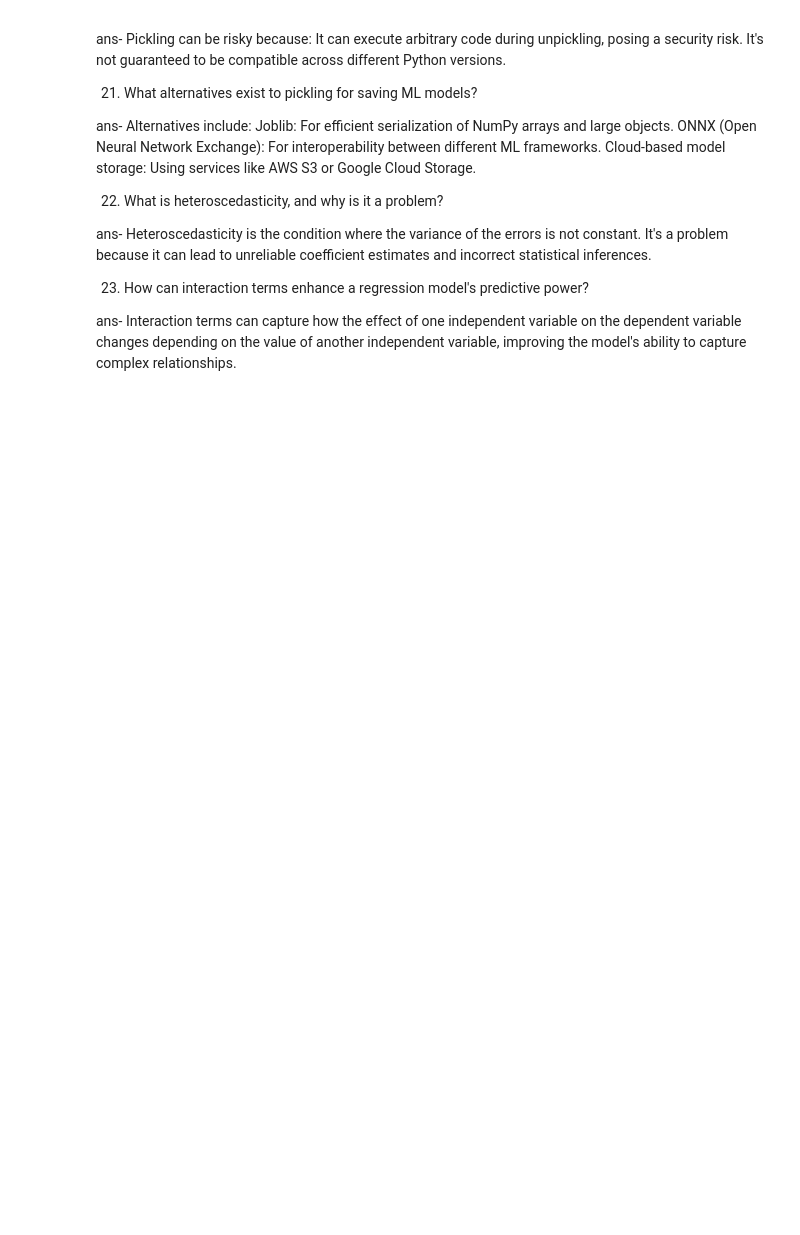
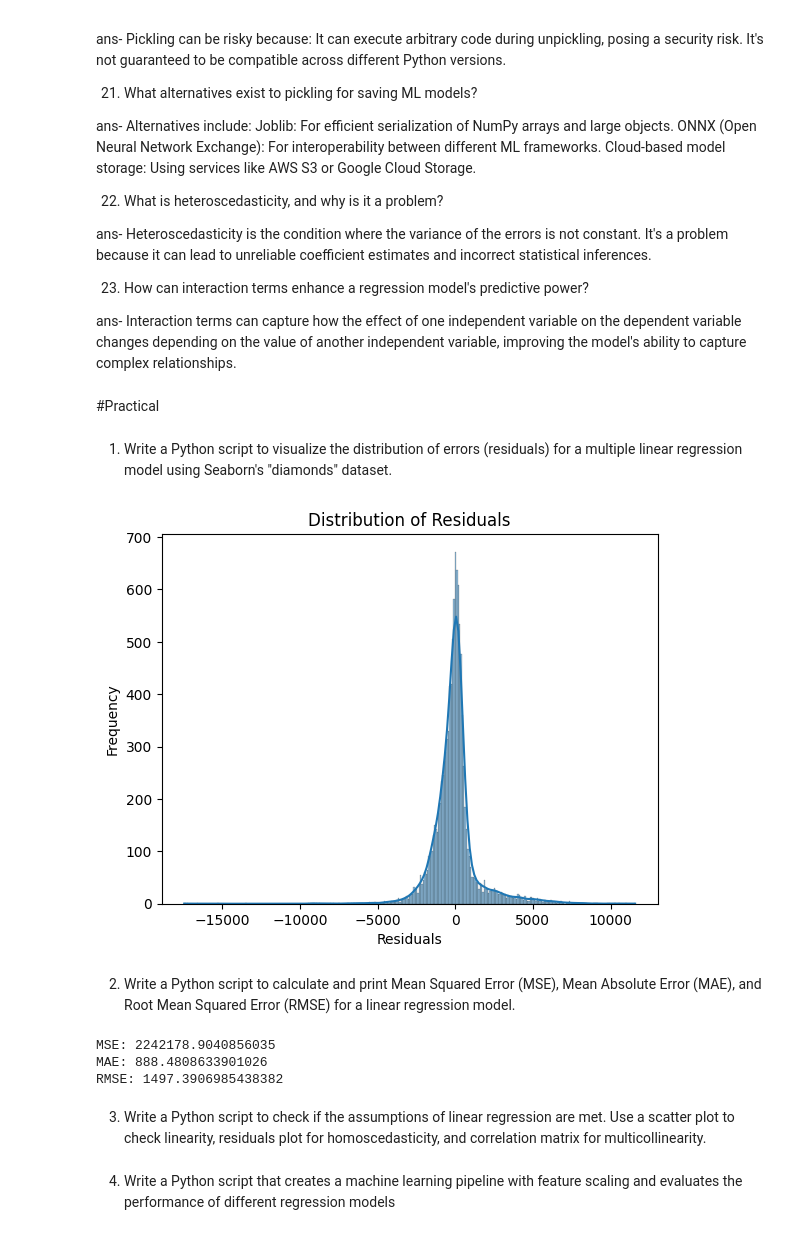
Before and after one commit to AenaMajumder/Assignment-Linear-regression-and-evaluation-metrics, a Jupyter notebook: Assignment_Linear_regression_and_evaluation_metrics.ipynb, the cells around one changed output. Saved outputs shown, nothing was run; the diff lists cells and outputs as text; code cells hidden in the pictures; blank space fills up the shorter version.

Commit message:
Linear_regression_and_evaluation_metrics

```diff
--- a/Assignment_Linear_regression_and_evaluation_metrics.ipynb
+++ b/Assignment_Linear_regression_and_evaluation_metrics.ipynb
@@ -125,3 +125,57 @@ ans- Heteroscedasticity is the condition where the variance of the errors is not
 23. How can interaction terms enhance a regression model's predictive power?
 
 ans- Interaction terms can capture how the effect of one independent variable on the dependent variable changes depending on the value of another independent variable, improving the model's ability to capture complex relationships.
+# %% [markdown]
+#Practical
+# %% [markdown]
+1. Write a Python script to visualize the distribution of errors (residuals) for a multiple linear regression model
+using Seaborn's "diamonds" dataset.
+# %%
+import seaborn as sns
+import matplotlib.pyplot as plt
+from sklearn.model_selection import train_test_split
+from sklearn.linear_model import LinearRegression
+
+diamonds = sns.load_dataset('diamonds')
+
+X = diamonds[['carat', 'depth', 'table', 'x', 'y', 'z']]
+y = diamonds['price']
+
+X_train, X_test, y_train, y_test = train_test_split(X, y, test_size=0.2, random_state=42)
+
+model = LinearRegression()
+model.fit(X_train, y_train)
+
+y_pred = model.predict(X_test)
+
+residuals = y_test - y_pred
+
+sns.histplot(residuals, kde=True)
+plt.title('Distribution of Residuals')
+plt.xlabel('Residuals')
+plt.ylabel('Frequency')
+plt.show()
+# %% [output]
+[figure, added]
+# %% [markdown]
+2. Write a Python script to calculate and print Mean Squared Error (MSE), Mean Absolute Error (MAE), and Root
+Mean Squared Error (RMSE) for a linear regression model.
+# %%
+from sklearn.metrics import mean_squared_error, mean_absolute_error
+import numpy as np
+
+
+mse = mean_squared_error(y_test, y_pred)
+mae = mean_absolute_error(y_test, y_pred)
+rmse = np.sqrt(mse)
+
+print(f'MSE: {mse}')
+print(f'MAE: {mae}')
+print(f'RMSE: {rmse}')
+# %% [output]
+MSE: 2242178.9040856035
+MAE: 888.4808633901026
+RMSE: 1497.3906985438382
+# %% [markdown]
+3. Write a Python script to check if the assumptions of linear regression are met. Use a scatter plot to check
+linearity, residuals plot for homoscedasticity, and correlation matrix for multicollinearity.
@@ -127,0 +204,3 @@ ans- Interaction terms can capture how the effect of one independent variable on
+# %% [markdown]
+4. Write a Python script that creates a machine learning pipeline with feature scaling and evaluates the
+performance of different regression models
```
Also changed, not shown: parts of 44 cells of this notebook.
